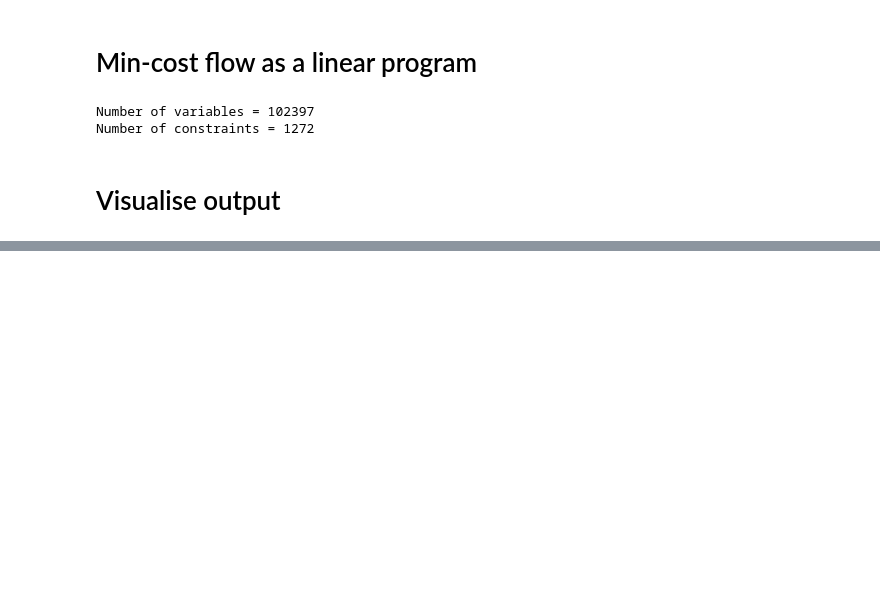
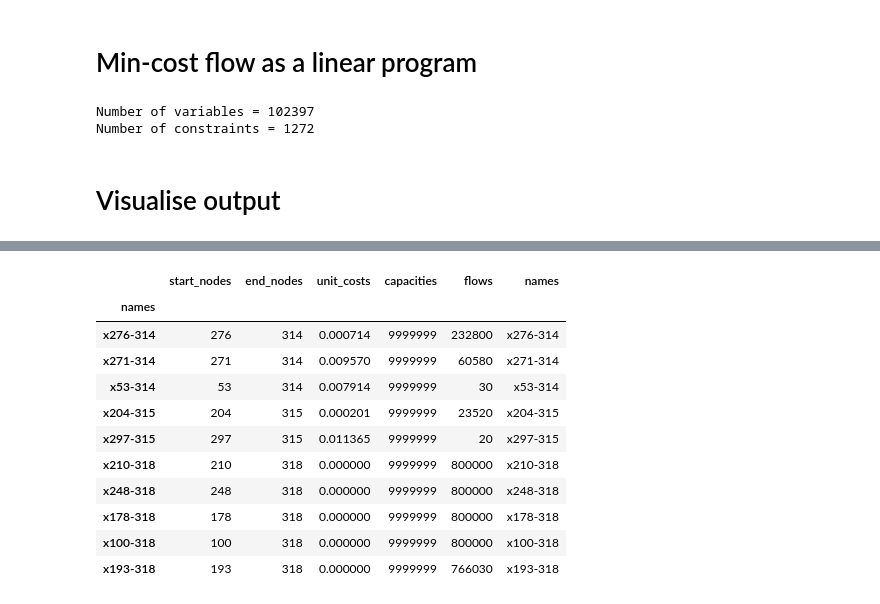
Before and after one commit to tonghuikang/draw-sgp-electoral-boundaries, a Jupyter notebook: modelling/equal_consts.ipynb, the cells around one changed output, grey strips where cells are left out. Saved outputs shown, nothing was run; the diff lists cells and outputs as text; code cells hidden in the pictures; blank space fills up the shorter version.

```diff
--- a/modelling/equal_consts.ipynb
+++ b/modelling/equal_consts.ipynb
@@ -253,0 +250,15 @@ plot_graph(nodes, edges)
+# %%
+edges[edges["flows"]>0].sort_index().sort_values(by="end_nodes").tail(10)
+# %% [output]
+|  | start_nodes | end_nodes | unit_costs | capacities | flows | names |
+| names |  |  |  |  |  |  |
+| x276-314 | 276 | 314 | 0.000714 | 9999999 | 232800 | x276-314 |
+| x271-314 | 271 | 314 | 0.009570 | 9999999 | 60580 | x271-314 |
+| x53-314 | 53 | 314 | 0.007914 | 9999999 | 30 | x53-314 |
+| x204-315 | 204 | 315 | 0.000201 | 9999999 | 23520 | x204-315 |
+| x297-315 | 297 | 315 | 0.011365 | 9999999 | 20 | x297-315 |
+| x210-318 | 210 | 318 | 0.000000 | 9999999 | 800000 | x210-318 |
+| x248-318 | 248 | 318 | 0.000000 | 9999999 | 800000 | x248-318 |
+| x178-318 | 178 | 318 | 0.000000 | 9999999 | 800000 | x178-318 |
+| x100-318 | 100 | 318 | 0.000000 | 9999999 | 800000 | x100-318 |
+| x193-318 | 193 | 318 | 0.000000 | 9999999 | 766030 | x193-318 |
```
Also changed, not shown: parts of 10 cells of this notebook.
